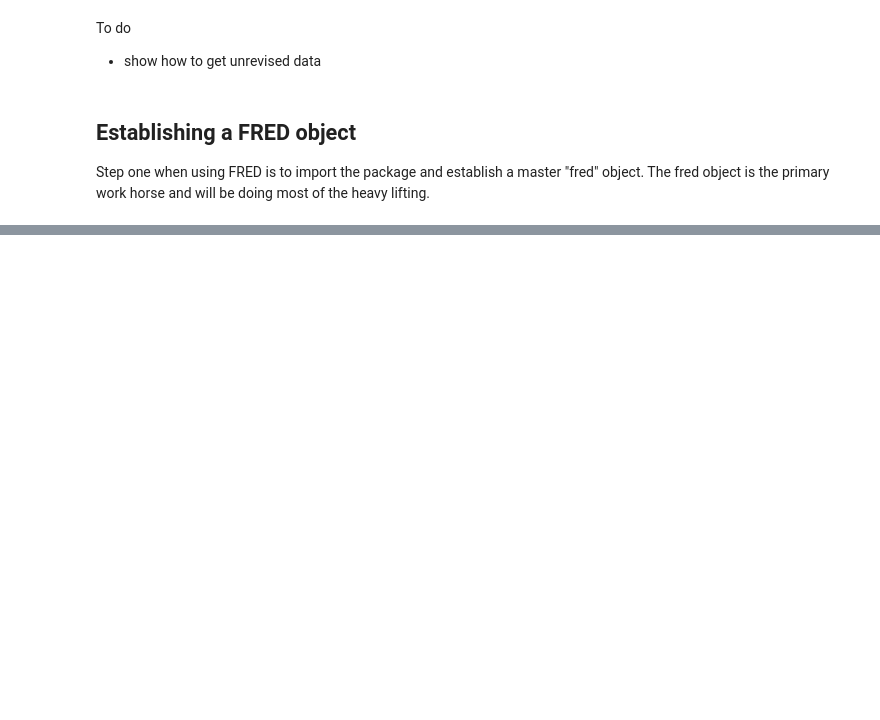
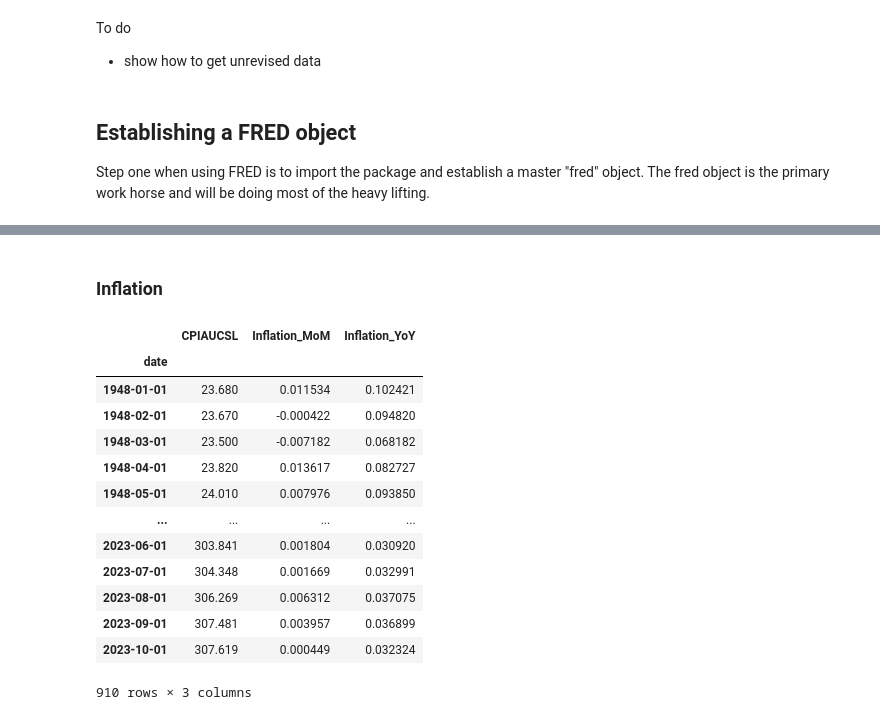
Before and after one commit to Brandt-moreThan4/Blog, a Jupyter notebook: _sources/content/4_FRED.ipynb, the cells around one changed output, grey strips where cells are left out. Saved outputs shown, nothing was run; the diff lists cells and outputs as text; code cells hidden in the pictures; blank space fills up the shorter version.

```diff
--- a/_sources/content/4_FRED.ipynb
+++ b/_sources/content/4_FRED.ipynb
@@ -74,0 +79,29 @@ def get_fred_data(series_id: str, name: Optional[str] = None) -> pd.DataFrame:
+# %%
+def get_fred_data_series(series_id: str, name: Optional[str] = None) -> pd.DataFrame:
+    '''This function pulls data from FRED and returns it as a DataFrame, if you input a name, it will use that as the
+      column name, otherwise it will use the series_id as the column name. '''
+
+    data_name = name if name is not None else series_id
+    df = fred.get_series(series_id).to_frame()
+    df.columns = [data_name]
+    df.index.name = "date"
+    return df
+
+def get_fred_data(series_ids: Union[List[str],str], names: Optional[Union[List[str],str]] = None,merge_data:bool=True) -> Union[pd.DataFrame,dict]:
+
+    # If the input was a string, we can just call the get_fred_data_series function once right now and return the result
+    if isinstance(series_ids, str):
+        return get_fred_data_series(series_ids, names)
+
+
+    names = names if names is not None else series_ids
+    ids_and_names = zip(series_ids, names)
+    # Now pull the data
+    all_data = [get_fred_data_series(series_id, name) for series_id, name in ids_and_names]
+
+    if merge_data:
+        result = pd.concat(all_data, axis=1)
+    else:
+        result = dict(zip(series_ids,all_data))
+
+    return result
@@ -74,0 +207,28 @@ def get_fred_data(series_id: str, name: Optional[str] = None) -> pd.DataFrame:
+# %% [markdown]
+### Inflation
+# %%
+INFLATION_SERIES = 'CPIAUCSL'
+inflation_df = get_fred_data(INFLATION_SERIES)
+# Month over month change
+inflation_df['Inflation_MoM'] = inflation_df['CPIAUCSL'].pct_change(periods=1)
+# YoY change
+inflation_df['Inflation_YoY'] = inflation_df['CPIAUCSL'].pct_change(periods=12)
+
+# Drop nas:
+inflation_df = inflation_df.dropna()
+inflation_df
+# %% [output]
+|  | CPIAUCSL | Inflation_MoM | Inflation_YoY |
+| date |  |  |  |
+| 1948-01-01 | 23.680 | 0.011534 | 0.102421 |
+| 1948-02-01 | 23.670 | -0.000422 | 0.094820 |
+| 1948-03-01 | 23.500 | -0.007182 | 0.068182 |
+| 1948-04-01 | 23.820 | 0.013617 | 0.082727 |
+| 1948-05-01 | 24.010 | 0.007976 | 0.093850 |
+| ... | ... | ... | ... |
+| 2023-06-01 | 303.841 | 0.001804 | 0.030920 |
+| 2023-07-01 | 304.348 | 0.001669 | 0.032991 |
+| 2023-08-01 | 306.269 | 0.006312 | 0.037075 |
+| 2023-09-01 | 307.481 | 0.003957 | 0.036899 |
+| 2023-10-01 | 307.619 | 0.000449 | 0.032324 |
+910 rows × 3 columns
```
Also changed, not shown: parts of 22 cells of this notebook, 4 other files.
